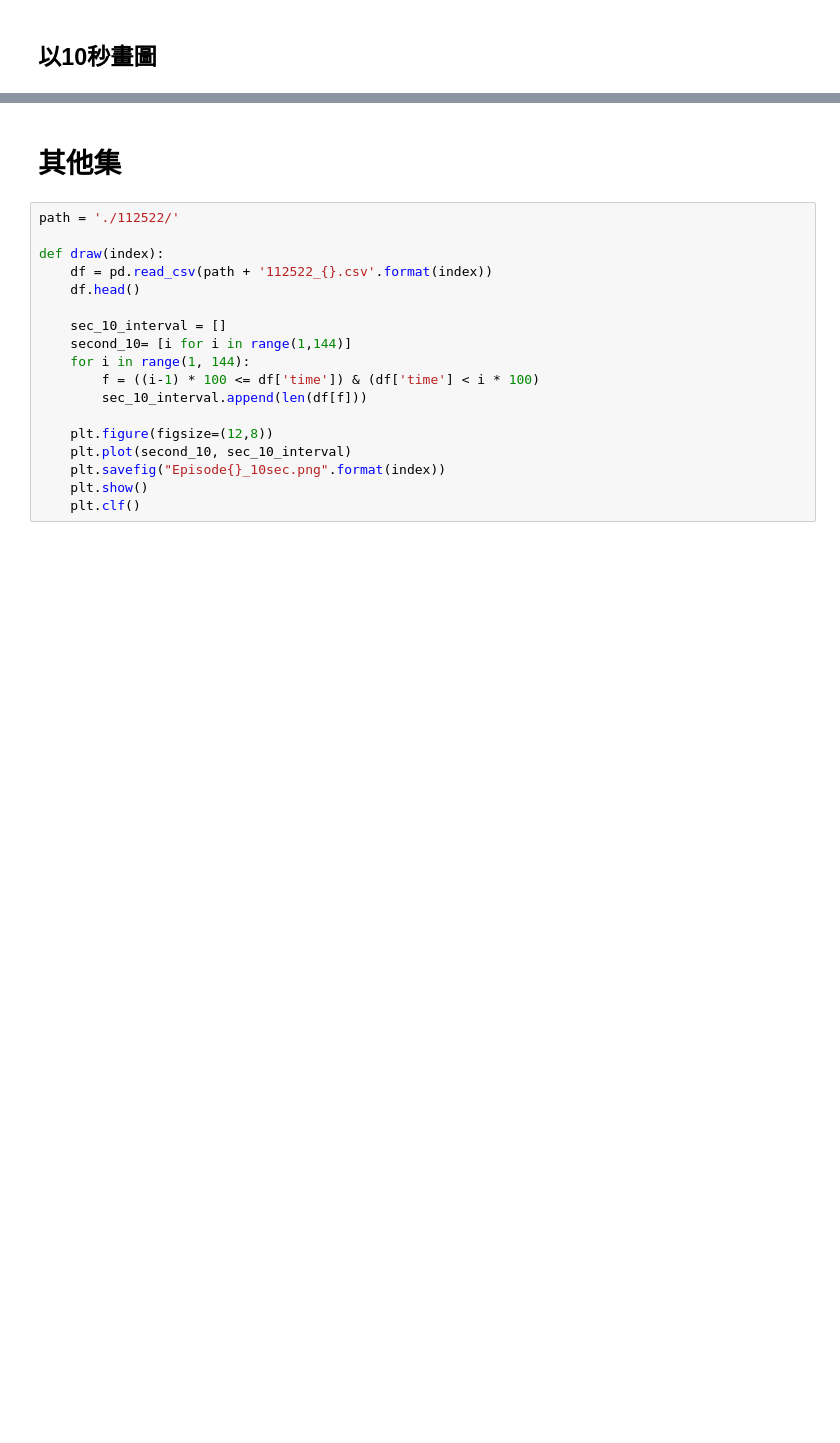
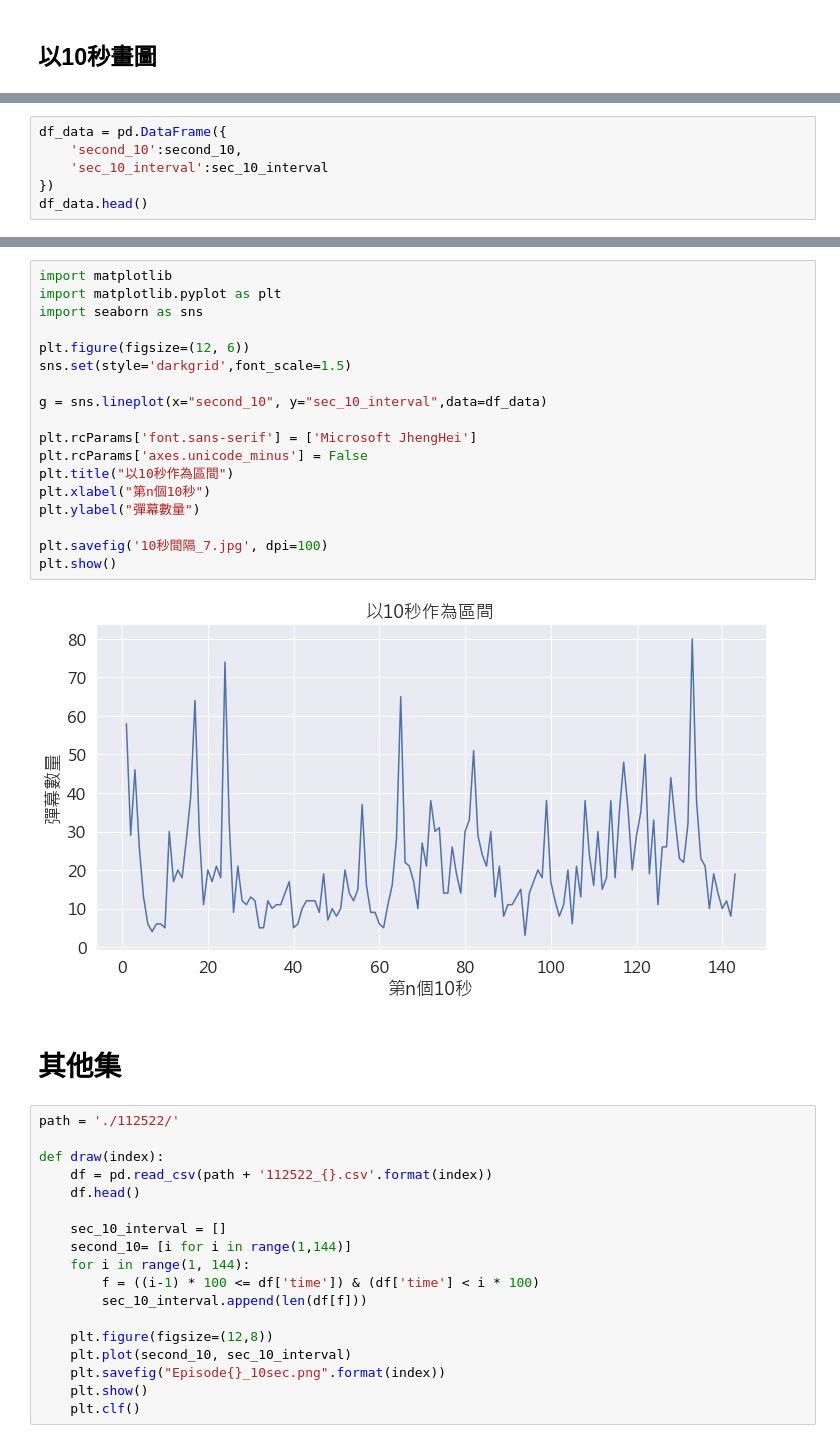
Before and after one commit to YUN1022/ani.gamer_-, a Jupyter notebook: analysis/時間間格畫圖.ipynb, the cells around one changed output, grey strips where cells are left out. Cells and saved outputs as stored; diff of their text form; blank space fills up the shorter version.

```diff
--- a/analysis/時間間格畫圖.ipynb
+++ b/analysis/時間間格畫圖.ipynb
@@ -326,0 +227,6 @@ plt.show()
+# %%
+df_data = pd.DataFrame({
+    'second_10':second_10,
+    'sec_10_interval':sec_10_interval
+})
+df_data.head()
@@ -327,3 +240,23 @@ plt.show()
+# %%
+import matplotlib
+import matplotlib.pyplot as plt
+import seaborn as sns
+
+plt.figure(figsize=(12, 6))
+sns.set(style='darkgrid',font_scale=1.5)
+
+g = sns.lineplot(x="second_10", y="sec_10_interval",data=df_data)
+
+plt.rcParams['font.sans-serif'] = ['Microsoft JhengHei']
+plt.rcParams['axes.unicode_minus'] = False
+plt.title("以10秒作為區間")
+plt.xlabel("第n個10秒")
+plt.ylabel("彈幕數量")
+
+plt.savefig('10秒間隔_7.jpg', dpi=100)
+plt.show()
+# %% [output]
+[figure, added]
 # %% [markdown]
 # 其他集
 # %%
```
Also changed, not shown: parts of 62 cells of this notebook, 3 other files.
